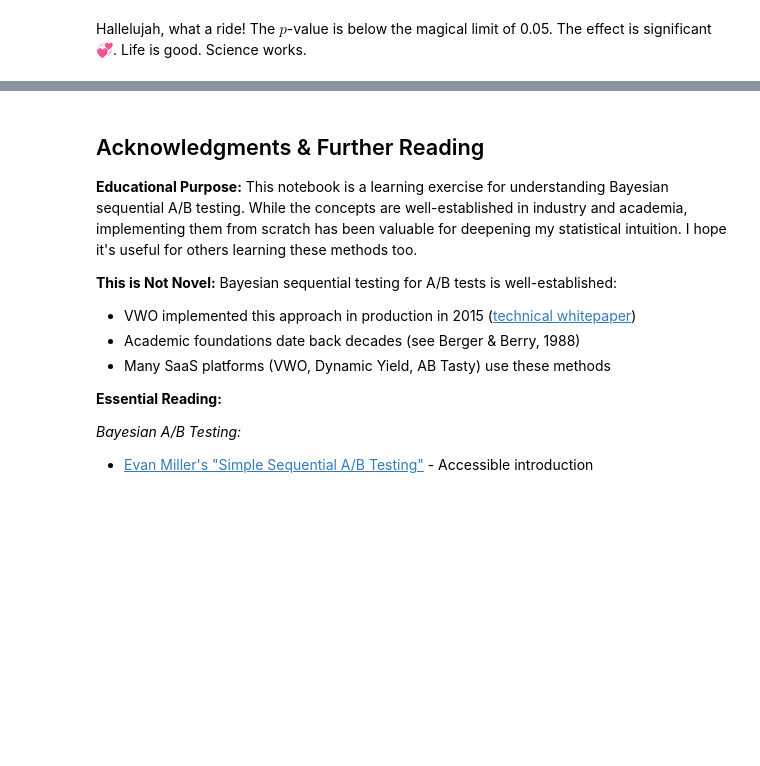
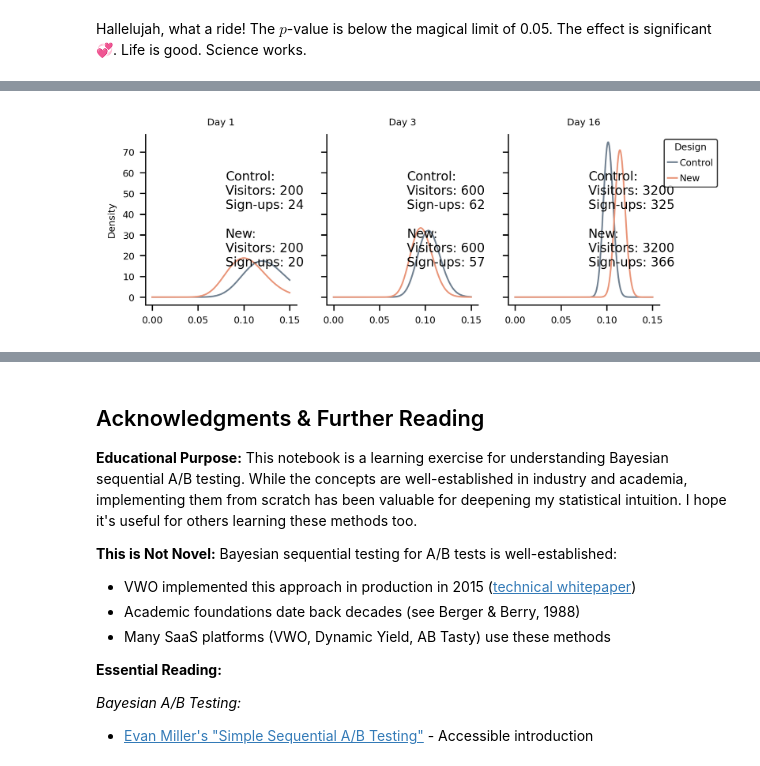
Before and after one commit to moltaire/bayesian-ab-testing, a Jupyter notebook: index.ipynb, the cells around one changed output, grey strips where cells are left out. Drawn from its saved outputs; the diff is of its cells as text; code cells hidden in the pictures; blank space fills up the shorter version.

```diff
--- a/index.ipynb
+++ b/index.ipynb
@@ -316,0 +240,39 @@ Different criterion that's also very nice to track with Bayes.
+# %%
+fig, axs = plt.subplots(1, 3, figsize=my.utilities.cm2inch(15, 5), sharey=True)
+
+x = np.linspace(0, 0.15, 1000)
+
+for i, day in enumerate([1, 3, n_days]):
+    ax = axs[i]
+    data_day = data.query("day == @day")
+    post_control = stats.beta(
+        1 + data_day.query("variant == 'A'")["conversions_cum"].values[0],
+        1
+        + data_day.query("variant == 'A'")["n_cum"].values[0]
+        - data_day.query("variant == 'A'")["conversions_cum"].values[0],
+    )
+    post_treatment = stats.beta(
+        1 + data_day.query("variant == 'B'")["conversions_cum"].values[0],
+        1
+        + data_day.query("variant == 'B'")["n_cum"].values[0]
+        - data_day.query("variant == 'B'")["conversions_cum"].values[0],
+    )
+    ax.plot(x, post_control.pdf(x), label="Control", color="C0")
+    ax.plot(x, post_treatment.pdf(x), label="New", color="C1")
+    ax.set_title(f"Day {day}")
+
+    ax.text(
+        0.08,
+        15,
+        f"Control:\nVisitors: {data_day.query('variant == \"A\"')['n_cum'].values[0]}\n"
+        f"Sign-ups: {data_day.query('variant == \"A\"')['conversions_cum'].values[0]}\n\n"
+        f"New:\nVisitors: {data_day.query('variant == \"B\"')['n_cum'].values[0]}\n"
+        f"Sign-ups: {data_day.query('variant == \"B\"')['conversions_cum'].values[0]}",
+        fontsize=8,
+    )
+    if i == 0:
+        ax.set_ylabel("Density")
+    if i == 2:
+        ax.legend(bbox_to_anchor=(1, 1), loc="upper left", title="Design")
+# %% [output]
+[figure, added]
```
Also changed, not shown: parts of 22 cells of this notebook, 1 other file.
